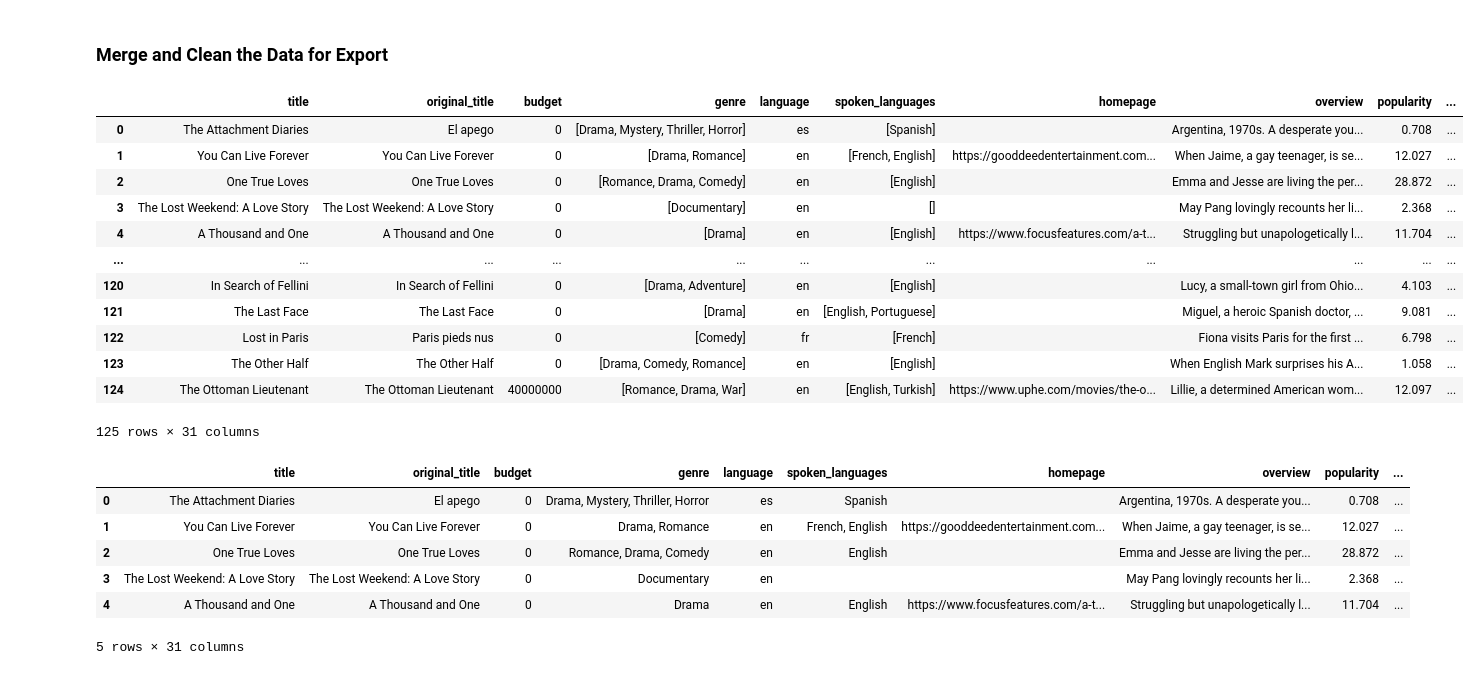
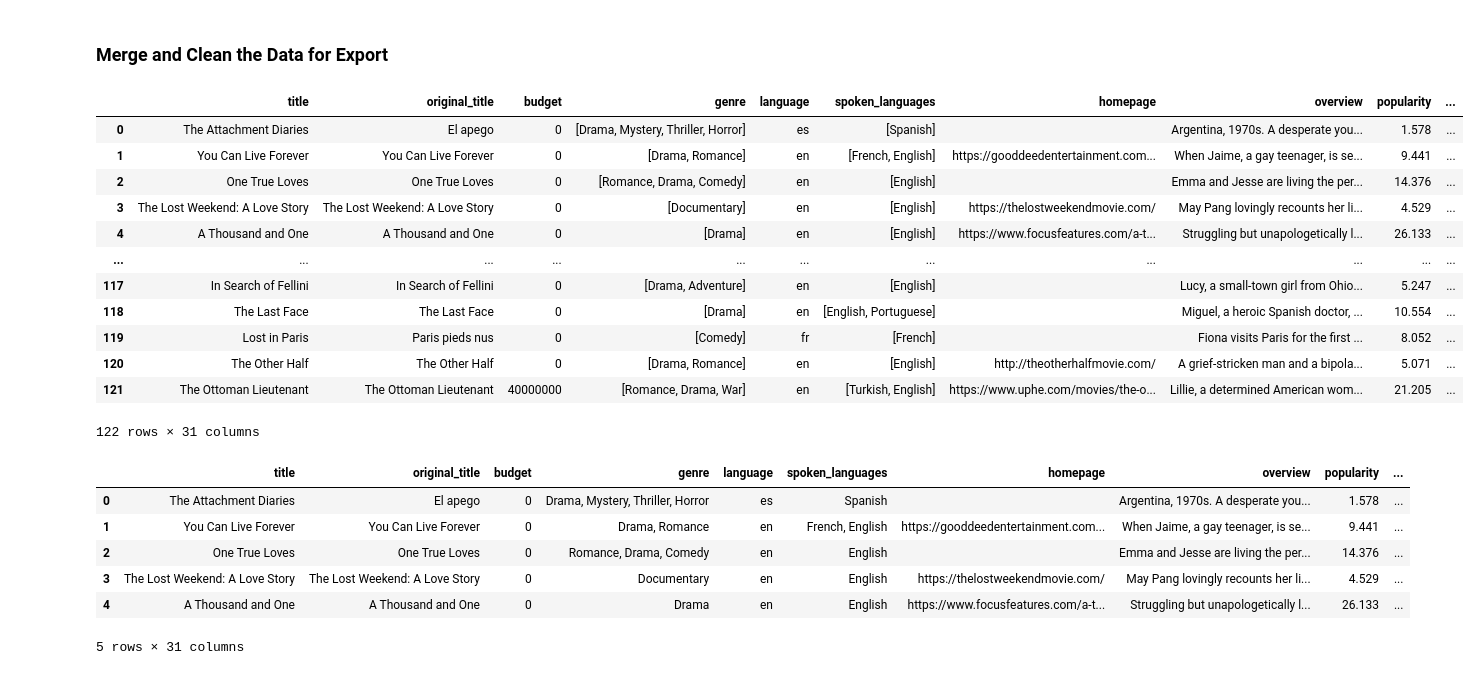
Before and after one commit to bmckimmy/data-sourcing-challenge, a Jupyter notebook: retrieve_movie_data.ipynb, the cells around one changed output. Cells and saved outputs as stored; diff of their text form; code cells hidden in the pictures.

```diff
--- a/retrieve_movie_data.ipynb
+++ b/retrieve_movie_data.ipynb
@@ -164,6 +139,9 @@ Checked page 19
 # save it to a new column "title"
 # Title is between unicode characters \u2018 and \u2019.
 # End string should include " Review" to avoid cutting title early
+extract_title = lambda st: st[st.find("\u2018")+1:st.find("\u2019 Review")]
+reviews_list_normalized_df['title'] = reviews_list_normalized_df['headline.main'].apply(extract_title)
+reviews_list_normalized_df
 # %% [output]
 |  | web_url | snippet | source | keywords | pub_date | word_count | headline.main | headline.kicker | ... |
 | 0 | https://www.nytimes.com/2023/05/2... | A gynecologist and her patient fo... | The New York Times | [{'name': 'subject', 'value': 'Mo... | 2023-05-25T11:00:03+0000 | 295 | ‘The Attachment Diaries’ Review: ... | None | ... |
@@ -190,6 +168,8 @@ def extract_keywords(keyword_list):
     return extracted_keywords
 
 # Fix the "keywords" column by converting cells from a list to a string
+reviews_list_normalized_df['keywords'] = reviews_list_normalized_df['keywords'].apply(extract_keywords)
+reviews_list_normalized_df
 # %% [output]
 |  | web_url | snippet | source | keywords | pub_date | word_count | headline.main | headline.kicker | ... |
 | 0 | https://www.nytimes.com/2023/05/2... | A gynecologist and her patient fo... | The New York Times | subject: Movies;creative_works: T... | 2023-05-25T11:00:03+0000 | 295 | ‘The Attachment Diaries’ Review: ... | None | ... |
@@ -207,6 +187,8 @@ def extract_keywords(keyword_list):
 # %%
 # Create a list from the "title" column using to_list()
 # These titles will be used in the query for The Movie Database
+titles = reviews_list_normalized_df['title'].to_list()
+titles
 # %% [output]
 ['The Attachment Diaries',
  'What’s Love Got to Do With It?’ Probably a Lo',
@@ -318,5 +328,7 @@ Kedi,’ Rekindling a ‘Love of Life not found.
 ]
 # %%
 # Convert the results to a DataFrame
+tmdb_df = pd.DataFrame(tmdb_movies_list)
+tmdb_df
 # %% [output]
 |  | title | original_title | budget | genre | language | spoken_languages | homepage | overview | popularity | ... |
@@ -336,44 +348,49 @@ Kedi,’ Rekindling a ‘Love of Life not found.
 ### Merge and Clean the Data for Export
 # %%
 # Merge the New York Times reviews and TMDB DataFrames on title
+merged_data = tmdb_df.merge(reviews_list_normalized_df, on='title', how='inner')
+merged_data
 # %% [output]
 |  | title | original_title | budget | genre | language | spoken_languages | homepage | overview | popularity | ... |
-| 0 | The Attachment Diaries | El apego | 0 | [Drama, Mystery, Thriller, Horror] | es | [Spanish] |  | Argentina, 1970s. A desperate you... | 0.708 | ... |
-| 1 | You Can Live Forever | You Can Live Forever | 0 | [Drama, Romance] | en | [French, English] | https://gooddeedentertainment.com... | When Jaime, a gay teenager, is se... | 12.027 | ... |
-| 2 | One True Loves | One True Loves | 0 | [Romance, Drama, Comedy] | en | [English] |  | Emma and Jesse are living the per... | 28.872 | ... |
-| 3 | The Lost Weekend: A Love Story | The Lost Weekend: A Love Story | 0 | [Documentary] | en | [] |  | May Pang lovingly recounts her li... | 2.368 | ... |
-| 4 | A Thousand and One | A Thousand and One | 0 | [Drama] | en | [English] | https://www.focusfeatures.com/a-t... | Struggling but unapologetically l... | 11.704 | ... |
+| 0 | The Attachment Diaries | El apego | 0 | [Drama, Mystery, Thriller, Horror] | es | [Spanish] |  | Argentina, 1970s. A desperate you... | 1.578 | ... |
+| 1 | You Can Live Forever | You Can Live Forever | 0 | [Drama, Romance] | en | [French, English] | https://gooddeedentertainment.com... | When Jaime, a gay teenager, is se... | 9.441 | ... |
+| 2 | One True Loves | One True Loves | 0 | [Romance, Drama, Comedy] | en | [English] |  | Emma and Jesse are living the per... | 14.376 | ... |
+| 3 | The Lost Weekend: A Love Story | The Lost Weekend: A Love Story | 0 | [Documentary] | en | [English] | https://thelostweekendmovie.com/ | May Pang lovingly recounts her li... | 4.529 | ... |
+| 4 | A Thousand and One | A Thousand and One | 0 | [Drama] | en | [English] | https://www.focusfeatures.com/a-t... | Struggling but unapologetically l... | 26.133 | ... |
 | ... | ... | ... | ... | ... | ... | ... | ... | ... | ... | ... |
-| 120 | In Search of Fellini | In Search of Fellini | 0 | [Drama, Adventure] | en | [English] |  | Lucy, a small-town girl from Ohio... | 4.103 | ... |
-| 121 | The Last Face | The Last Face | 0 | [Drama] | en | [English, Portuguese] |  | Miguel, a heroic Spanish doctor, ... | 9.081 | ... |
-| 122 | Lost in Paris | Paris pieds nus | 0 | [Comedy] | fr | [French] |  | Fiona visits Paris for the first ... | 6.798 | ... |
-| 123 | The Other Half | The Other Half | 0 | [Drama, Comedy, Romance] | en | [English] |  | When English Mark surprises his A... | 1.058 | ... |
-| 124 | The Ottoman Lieutenant | The Ottoman Lieutenant | 40000000 | [Romance, Drama, War] | en | [English, Turkish] | https://www.uphe.com/movies/the-o... | Lillie, a determined American wom... | 12.097 | ... |
+| 117 | In Search of Fellini | In Search of Fellini | 0 | [Drama, Adventure] | en | [English] |  | Lucy, a small-town girl from Ohio... | 5.247 | ... |
+| 118 | The Last Face | The Last Face | 0 | [Drama] | en | [English, Portuguese] |  | Miguel, a heroic Spanish doctor, ... | 10.554 | ... |
+| 119 | Lost in Paris | Paris pieds nus | 0 | [Comedy] | fr | [French] |  | Fiona visits Paris for the first ... | 8.052 | ... |
+| 120 | The Other Half | The Other Half | 0 | [Drama, Romance] | en | [English] | http://theotherhalfmovie.com/ | A grief-stricken man and a bipola... | 5.071 | ... |
+| 121 | The Ottoman Lieutenant | The Ottoman Lieutenant | 40000000 | [Romance, Drama, War] | en | [Turkish, English] | https://www.uphe.com/movies/the-o... | Lillie, a determined American wom... | 21.205 | ... |
-125 rows × 31 columns
+122 rows × 31 columns
 # %%
 # Remove list brackets and quotation marks on the columns containing lists
 # Create a list of the columns that need fixing
-
+columns_to_fix = ['genre', 'spoken_languages', 'production_countries']
 
 # Create a list of characters to remove
-
+characters_to_remove = ["[", "]", "'"]
 
 # Loop through the list of columns to fix
+for column in columns_to_fix:
 
     # Convert the column to type 'str'
-
+    merged_data[column] = merged_data[column].astype(str)
 
     # Loop through characters to remove
-
+    for char in characters_to_remove:
+        merged_data[column] = merged_data[column].str.replace(char, '')
 
 # Display the fixed DataFrame
+merged_data.head()
 # %% [output]
 |  | title | original_title | budget | genre | language | spoken_languages | homepage | overview | popularity | ... |
-| 0 | The Attachment Diaries | El apego | 0 | Drama, Mystery, Thriller, Horror | es | Spanish |  | Argentina, 1970s. A desperate you... | 0.708 | ... |
-| 1 | You Can Live Forever | You Can Live Forever | 0 | Drama, Romance | en | French, English | https://gooddeedentertainment.com... | When Jaime, a gay teenager, is se... | 12.027 | ... |
-| 2 | One True Loves | One True Loves | 0 | Romance, Drama, Comedy | en | English |  | Emma and Jesse are living the per... | 28.872 | ... |
-| 3 | The Lost Weekend: A Love Story | The Lost Weekend: A Love Story | 0 | Documentary | en |  |  | May Pang lovingly recounts her li... | 2.368 | ... |
-| 4 | A Thousand and One | A Thousand and One | 0 | Drama | en | English | https://www.focusfeatures.com/a-t... | Struggling but unapologetically l... | 11.704 | ... |
+| 0 | The Attachment Diaries | El apego | 0 | Drama, Mystery, Thriller, Horror | es | Spanish |  | Argentina, 1970s. A desperate you... | 1.578 | ... |
+| 1 | You Can Live Forever | You Can Live Forever | 0 | Drama, Romance | en | French, English | https://gooddeedentertainment.com... | When Jaime, a gay teenager, is se... | 9.441 | ... |
+| 2 | One True Loves | One True Loves | 0 | Romance, Drama, Comedy | en | English |  | Emma and Jesse are living the per... | 14.376 | ... |
+| 3 | The Lost Weekend: A Love Story | The Lost Weekend: A Love Story | 0 | Documentary | en | English | https://thelostweekendmovie.com/ | May Pang lovingly recounts her li... | 4.529 | ... |
+| 4 | A Thousand and One | A Thousand and One | 0 | Drama | en | English | https://www.focusfeatures.com/a-t... | Struggling but unapologetically l... | 26.133 | ... |
 5 rows × 31 columns
 # %%
 # Drop "byline.person" column
```
Also changed, not shown: parts of 10 cells of this notebook, 1 other file.
